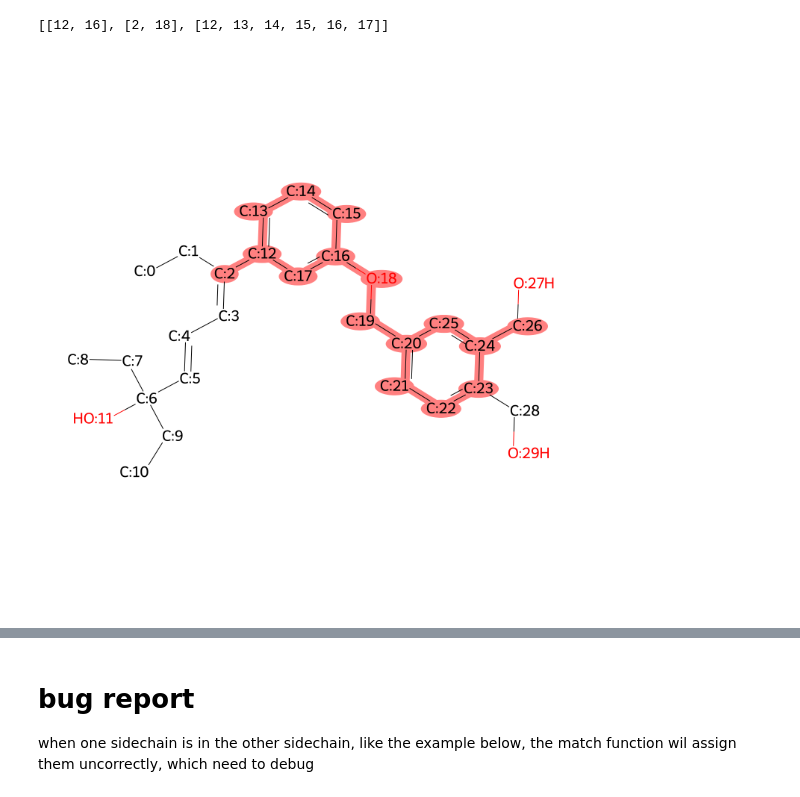
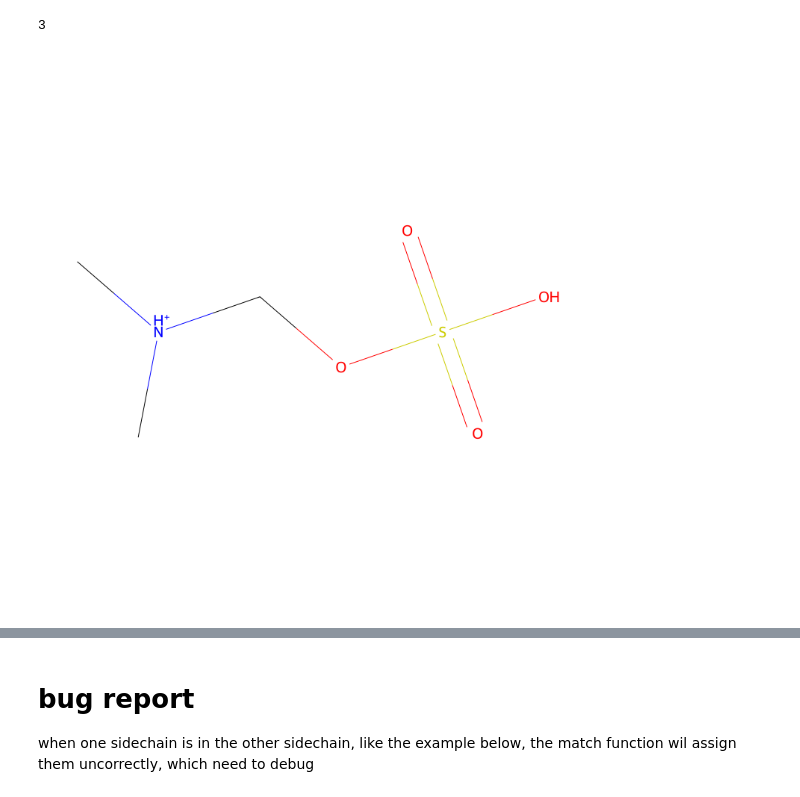
Before and after one commit to jgxs/bridge_ring_dataset, a Jupyter notebook: Bridged_ring/PDB_rings/PHE2BCH_pairs/scripts/phe2bch.ipynb, the cells around one changed output, grey strips where cells are left out. Cells and saved outputs as stored; diff of their text form; code cells hidden in the pictures.

```diff
--- a/Bridged_ring/PDB_rings/PHE2BCH_pairs/scripts/phe2bch.ipynb
+++ b/Bridged_ring/PDB_rings/PHE2BCH_pairs/scripts/phe2bch.ipynb
@@ -28,0 +83,13 @@ def mol_with_atom_index(mol):
+# %%
+mol=Chem.MolFromSmiles("OS(=O)(=O)OCN(C)C")
+soo = Chem.MolFromSmiles("OS(=O)(=O)O")
+for atom in mol.GetAtoms():
+    if atom.GetSymbol() == "N" and atom.GetHybridization() == Chem.HybridizationType.SP3:
+        # print(" test  ")
+        atom.SetFormalCharge(1)
+        print(len(atom.GetNeighbors()))
+        #atom.SetNumExplicitHs(0)
+mol
+# %% [output]
+3
+[figure, added]
@@ -33,7 +103,7 @@ with open("/home/chengyj/kinase_work/dataset/Bridged_ring/PDB_rings/PHE2BCH_pair
         info = line.split()
         ligands_smi[info[1]] = [info[0]]
 # %%
-inp="0VO_4g1y"
+inp="0GD_4d7j"
 key = inp.split("_")[0]
 pdb_id = inp.split("_")[1]
 lig_smi = ligands_smi[key][0]
@@ -42,9 +112,6 @@ patt_sel = Chem.MolFromSmarts("*!:c1cc(!:*)ccc1")
 match_patt = mol.GetSubstructMatches(patt_sel)
 print(Phe2BCH.get_connecter(mol,patt_sel))
 mol_with_atom_index(mol)
-# %% [output]
-[[12, 16], [2, 18], [12, 13, 14, 15, 16, 17]]
-[figure, removed]
 # %%
 def get_connecter(mol,patt):
     # in fact, this function is able to replace two function above.
```
Also changed, not shown: parts of 43 cells of this notebook, 5 other files.
